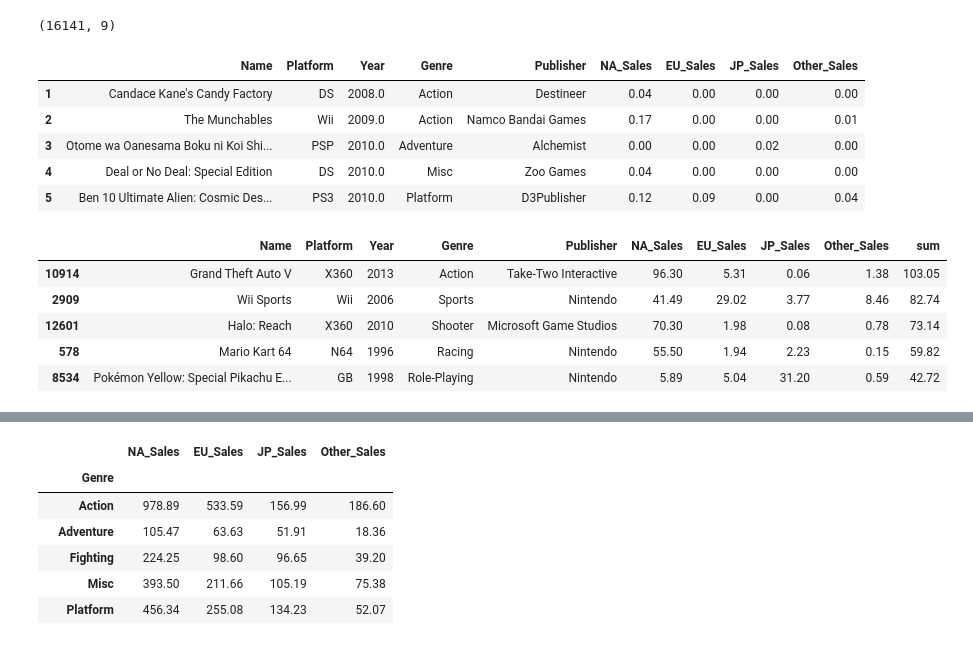
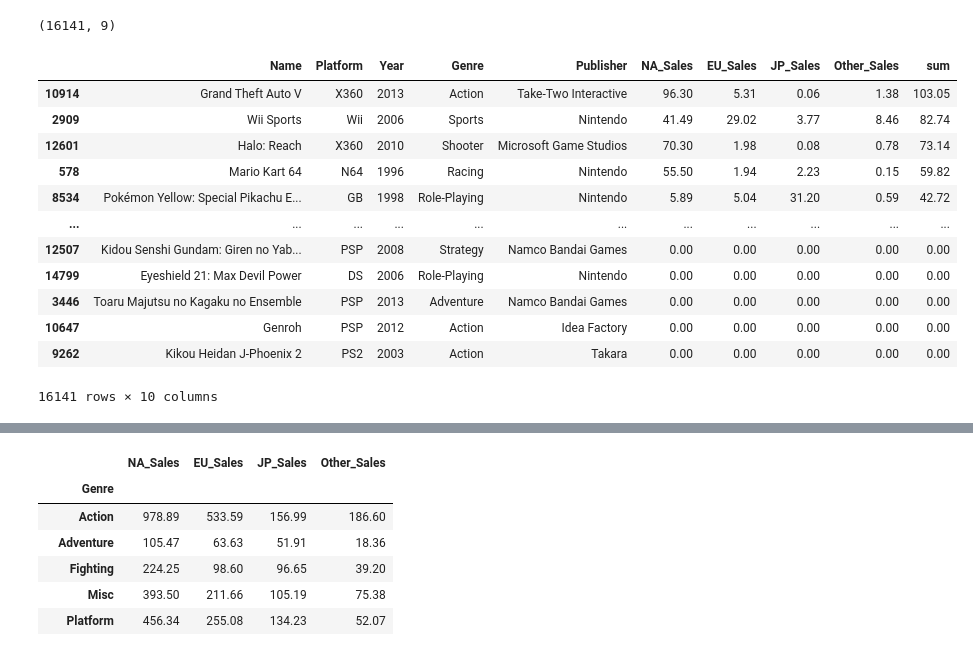
Before and after one commit to daje0601/CookBook-Python, a Jupyter notebook: section1_project_ds.ipynb, the cells around one changed output, grey strips where cells are left out. Cells and saved outputs as stored; diff of their text form; code cells hidden in the pictures.

```diff
--- a/section1_project_ds.ipynb
+++ b/section1_project_ds.ipynb
@@ -95,17 +94,8 @@ df.shape
 # %% [output]
 (16141, 9)
 # %%
+# 매출액 단위 M(million으로 통일)
 lists = ["NA_Sales", "EU_Sales", "JP_Sales", "Other_Sales"]
 for list in lists :
   df[list] = (df[list].replace(r'[KM]+$', '', regex=True).astype(float) * df[list].str.extract(r'[\d\.]+([KM]+)', expand=False).fillna(1).replace(['K','M'], [10**-3, 10**1]).astype(int))
-
-
-df.head()
-# %% [output]
-|  | Name | Platform | Year | Genre | Publisher | NA_Sales | EU_Sales | JP_Sales | Other_Sales |
-| 1 | Candace Kane's Candy Factory | DS | 2008.0 | Action | Destineer | 0.04 | 0.00 | 0.00 | 0.00 |
-| 2 | The Munchables | Wii | 2009.0 | Action | Namco Bandai Games | 0.17 | 0.00 | 0.00 | 0.01 |
-| 3 | Otome wa Oanesama Boku ni Koi Shi... | PSP | 2010.0 | Adventure | Alchemist | 0.00 | 0.00 | 0.02 | 0.00 |
-| 4 | Deal or No Deal: Special Edition | DS | 2010.0 | Misc | Zoo Games | 0.04 | 0.00 | 0.00 | 0.00 |
-| 5 | Ben 10 Ultimate Alien: Cosmic Des... | PS3 | 2010.0 | Platform | D3Publisher | 0.12 | 0.09 | 0.00 | 0.04 |
 # %%
@@ -112,12 +103,20 @@ df.head()
 df['Year'] = df['Year'].astype(int)
 # %%
+# 게임별 매출액 산출( add sum column )
 df["sum"] = df["NA_Sales"]+df["EU_Sales"]+df["JP_Sales"]+df["Other_Sales"]
 df = df.sort_values(ascending=False, by="sum")
-df.head()
+df
 # %% [output]
 |  | Name | Platform | Year | Genre | Publisher | NA_Sales | EU_Sales | JP_Sales | Other_Sales | sum |
 | 10914 | Grand Theft Auto V | X360 | 2013 | Action | Take-Two Interactive | 96.30 | 5.31 | 0.06 | 1.38 | 103.05 |
 | 2909 | Wii Sports | Wii | 2006 | Sports | Nintendo | 41.49 | 29.02 | 3.77 | 8.46 | 82.74 |
 | 12601 | Halo: Reach | X360 | 2010 | Shooter | Microsoft Game Studios | 70.30 | 1.98 | 0.08 | 0.78 | 73.14 |
 | 578 | Mario Kart 64 | N64 | 1996 | Racing | Nintendo | 55.50 | 1.94 | 2.23 | 0.15 | 59.82 |
 | 8534 | Pokémon Yellow: Special Pikachu E... | GB | 1998 | Role-Playing | Nintendo | 5.89 | 5.04 | 31.20 | 0.59 | 42.72 |
+| ... | ... | ... | ... | ... | ... | ... | ... | ... | ... | ... |
+| 12507 | Kidou Senshi Gundam: Giren no Yab... | PSP | 2008 | Strategy | Namco Bandai Games | 0.00 | 0.00 | 0.00 | 0.00 | 0.00 |
+| 14799 | Eyeshield 21: Max Devil Power | DS | 2006 | Role-Playing | Nintendo | 0.00 | 0.00 | 0.00 | 0.00 | 0.00 |
+| 3446 | Toaru Majutsu no Kagaku no Ensemble | PSP | 2013 | Adventure | Namco Bandai Games | 0.00 | 0.00 | 0.00 | 0.00 | 0.00 |
+| 10647 | Genroh | PSP | 2012 | Action | Idea Factory | 0.00 | 0.00 | 0.00 | 0.00 | 0.00 |
+| 9262 | Kikou Heidan J-Phoenix 2 | PS2 | 2003 | Action | Takara | 0.00 | 0.00 | 0.00 | 0.00 | 0.00 |
+16141 rows × 10 columns
```
Also changed, not shown: parts of 18 cells of this notebook.
